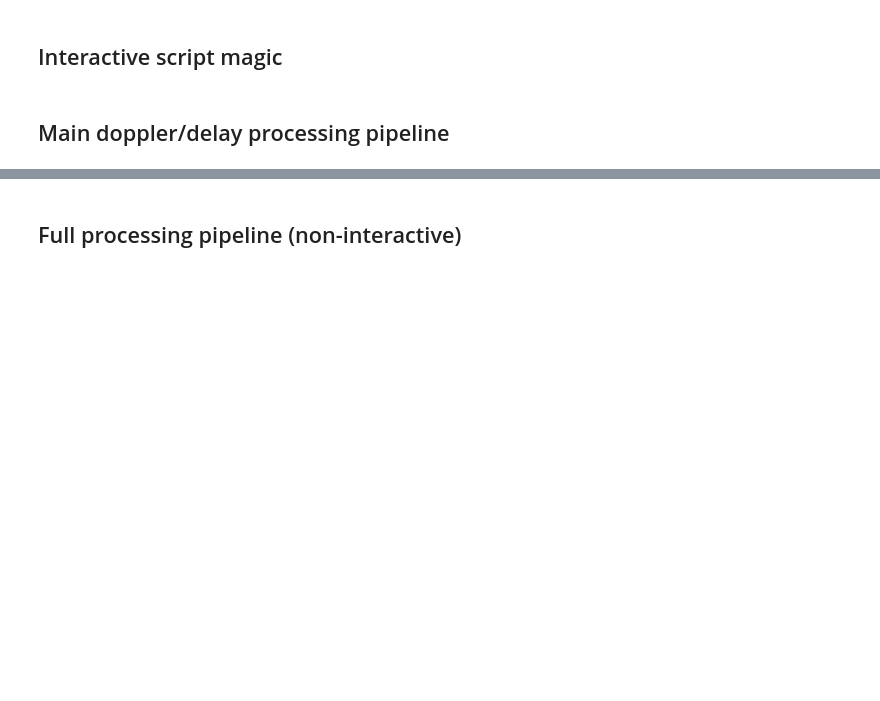
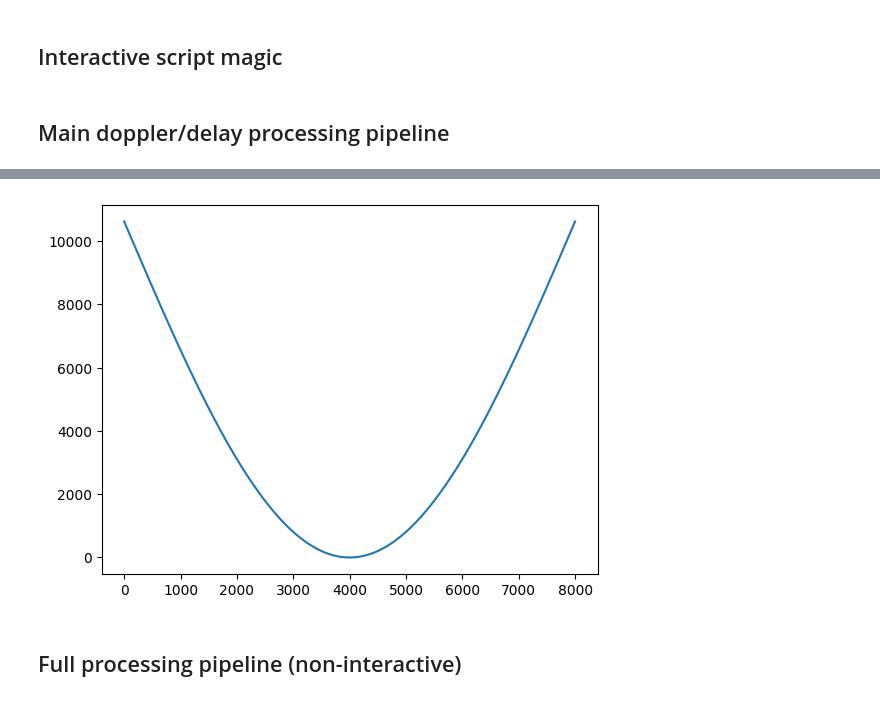
Before and after one commit to thandal/venera, a Jupyter notebook: radar_images.ipynb, the cells around one changed output, grey strips where cells are left out. Cells and saved outputs as stored; diff of their text form; code cells hidden in the pictures; blank space fills up the shorter version.

```diff
--- a/radar_images.ipynb
+++ b/radar_images.ipynb
@@ -586,6 +937,17 @@ if _interactive:
     freq_offset, delay_offset, freq_scale = best_fit_parameters
     print(f'Best fit score: {best_fit_score:.4f}')
     print(f'Best fit parameters: {freq_offset}, {delay_offset}, {freq_scale:.4f}')
+# %%
+if 1:
+    c2 = img_b.shape[1] / 2
+    _radius_km = 6051.8
+    _row_dist_km = 299792.46 * lbl_dict["GEO_BAUD"] * 1e-6 / 2 # km  Note: row is *round-trip-time* (double distance)
+    dlon = np.linspace(-np.pi/2, np.pi/2, 8000)
+    row_dist = _radius_km * (1 - np.cos(dlon)) / _row_dist_km
+
+    pl.plot(row_dist)
+# %% [output]
+[figure, added]
 # %%
 # Function: spherical to planar projection utility functions
 
```
Also changed, not shown: parts of 21 cells of this notebook, 1 other file.
